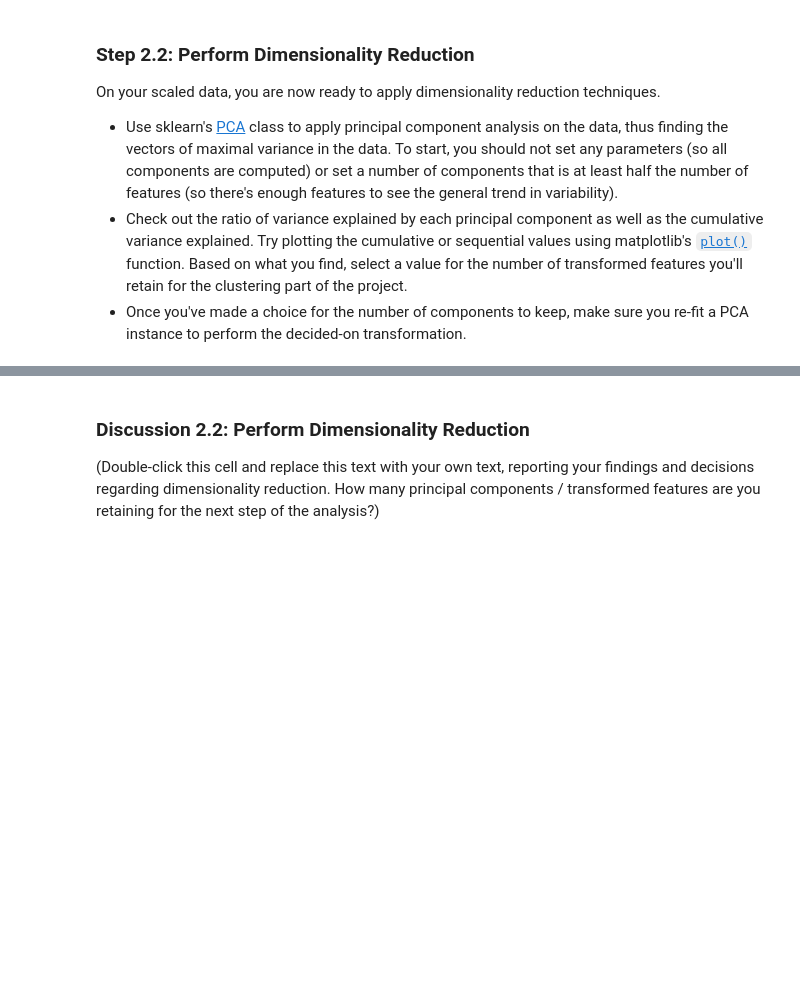
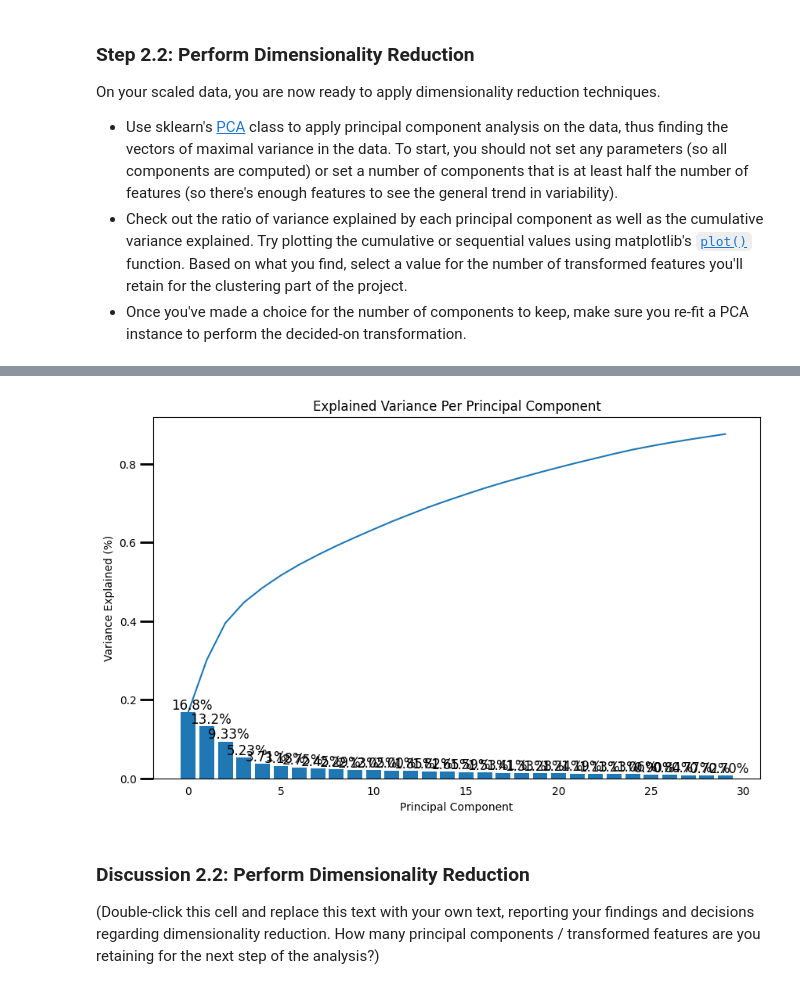
Before and after one commit to davidblackwelder/identify-customer-segments, a Jupyter notebook: Identify_Customer_Segments.ipynb, the cells around one changed output, grey strips where cells are left out. Cells and saved outputs as stored; diff of their text form; code cells hidden in the pictures; blank space fills up the shorter version.

```diff
--- a/Identify_Customer_Segments.ipynb
+++ b/Identify_Customer_Segments.ipynb
@@ -1027,5 +1273,11 @@ On your scaled data, you are now ready to apply dimensionality reduction techniq
 # %%
 # Re-apply PCA to the data while selecting for number of components to retain.
+pca, X_pca = do_pca(30, azdias_final)
+# %%
+# Investigate the variance accounted for by each principal component.
+scree_plot(pca)
+# %% [output]
+[figure, added]
 # %% [markdown]
 ### Discussion 2.2: Perform Dimensionality Reduction
 
```
Also changed, not shown: parts of 21 cells of this notebook.
